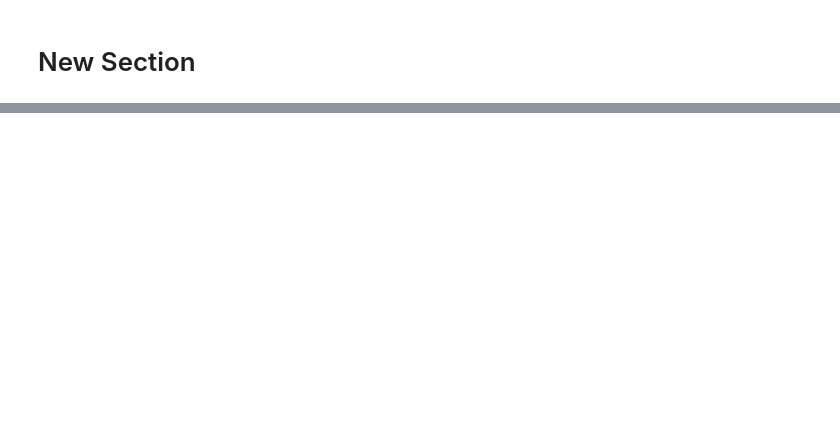
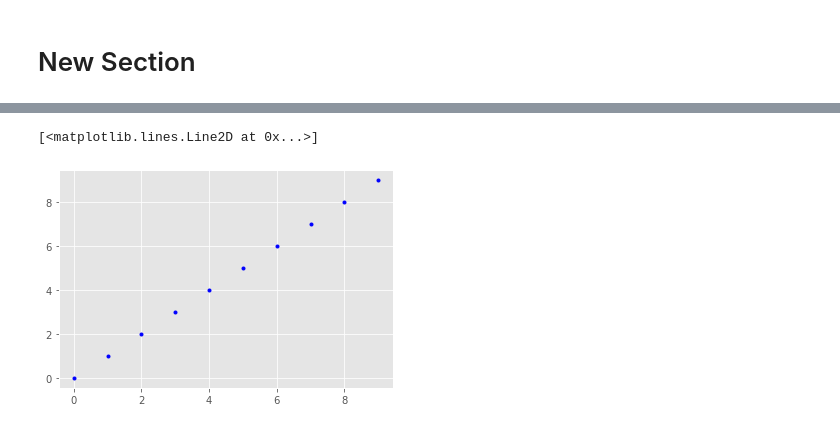
Before and after one commit to johntango/Cert3, a Jupyter notebook: GradientDesc.ipynb, the cells around one changed output, grey strips where cells are left out. Cells and saved outputs as stored; diff of their text form; code cells hidden in the pictures; blank space fills up the shorter version.

```diff
--- a/GradientDesc.ipynb
+++ b/GradientDesc.ipynb
@@ -9,3 +50,17 @@
+# %%
+npoints = 10
+x = np.arange(npoints,1)
+myones = np.ones(npoints)
+x = np.arange(0, npoints)
+x = np.vstack((myones, x))      # add a row of 1 to represent the constant term
+w = np.array([0,1])
+xt = np.transpose(x)
+y = np.dot(xt, w)               # equivalent to y = m*x + c
+# later we use the function y = model(w, xy) to achieve the same
+plt.plot(x[1], y, 'b.')
+# %% [output]
+[<matplotlib.lines.Line2D at 0x...>]
+[figure, added]
 # %%
 import matplotlib.pyplot as plt
 import numpy as np
```
Also changed, not shown: parts of 9 cells of this notebook.
